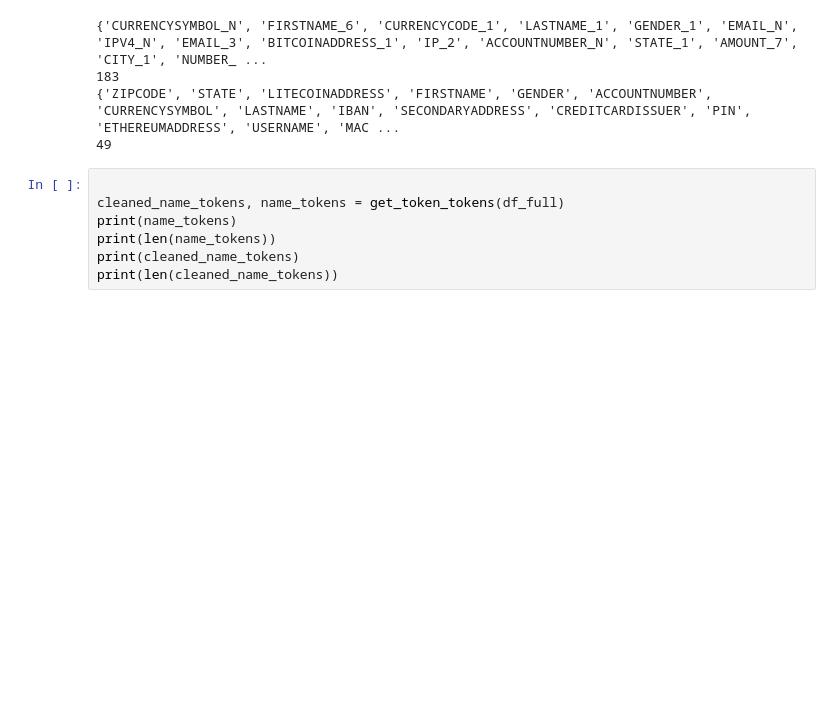
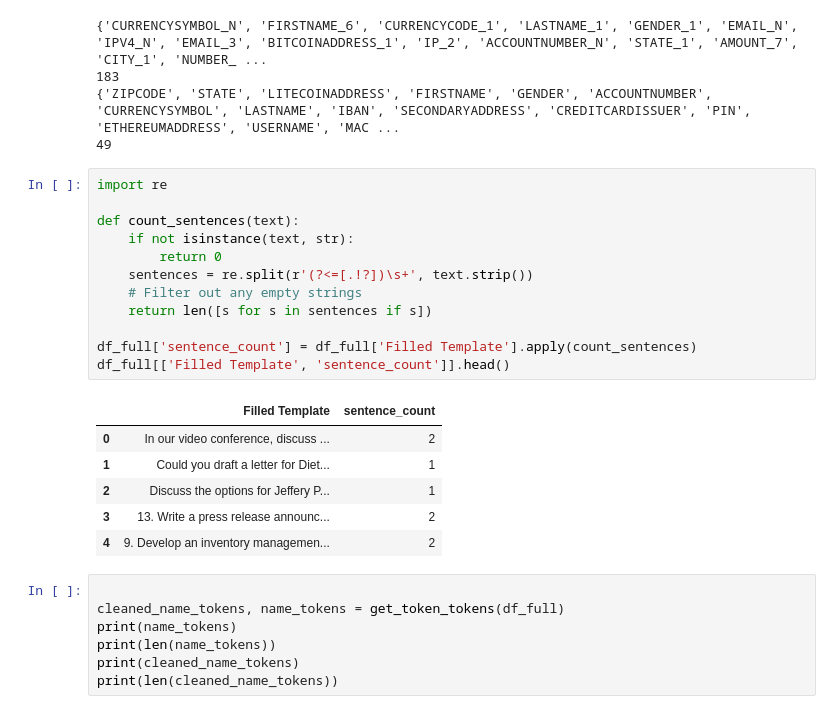
Before and after one commit to MorrisSimons/SCH_PII_masking_Advanced_ML, a Jupyter notebook: Experiment_and_view_data.ipynb, the cells around one changed output. Drawn from its saved outputs; the diff is of its cells as text; blank space fills up the shorter version.

Commit message:
LCOD sentence splitting

```diff
--- a/Experiment_and_view_data.ipynb
+++ b/Experiment_and_view_data.ipynb
@@ -50,6 +50,25 @@ print(len(cleaned_matches))
 183
 {'ZIPCODE', 'STATE', 'LITECOINADDRESS', 'FIRSTNAME', 'GENDER', 'ACCOUNTNUMBER', 'CURRENCYSYMBOL', 'LASTNAME', 'IBAN', 'SECONDARYADDRESS', 'CREDITCARDISSUER', 'PIN', 'ETHEREUMADDRESS', 'USERNAME', 'MAC ...
 49
+# %%
+import re
+
+def count_sentences(text):
+	if not isinstance(text, str):
+		return 0
+	sentences = re.split(r'(?<=[.!?])\s+', text.strip())
+	# Filter out any empty strings
+	return len([s for s in sentences if s])
+
+df_full['sentence_count'] = df_full['Filled Template'].apply(count_sentences)
+df_full[['Filled Template', 'sentence_count']].head()
+# %% [output]
+|  | Filled Template | sentence_count |
+| 0 | In our video conference, discuss ... | 2 |
+| 1 | Could you draft a letter for Diet... | 1 |
+| 2 | Discuss the options for Jeffery P... | 1 |
+| 3 | 13. Write a press release announc... | 2 |
+| 4 | 9. Develop an inventory managemen... | 2 |
 # %%
 
 cleaned_name_tokens, name_tokens = get_token_tokens(df_full)
```
Also changed, not shown: 1 other file.
